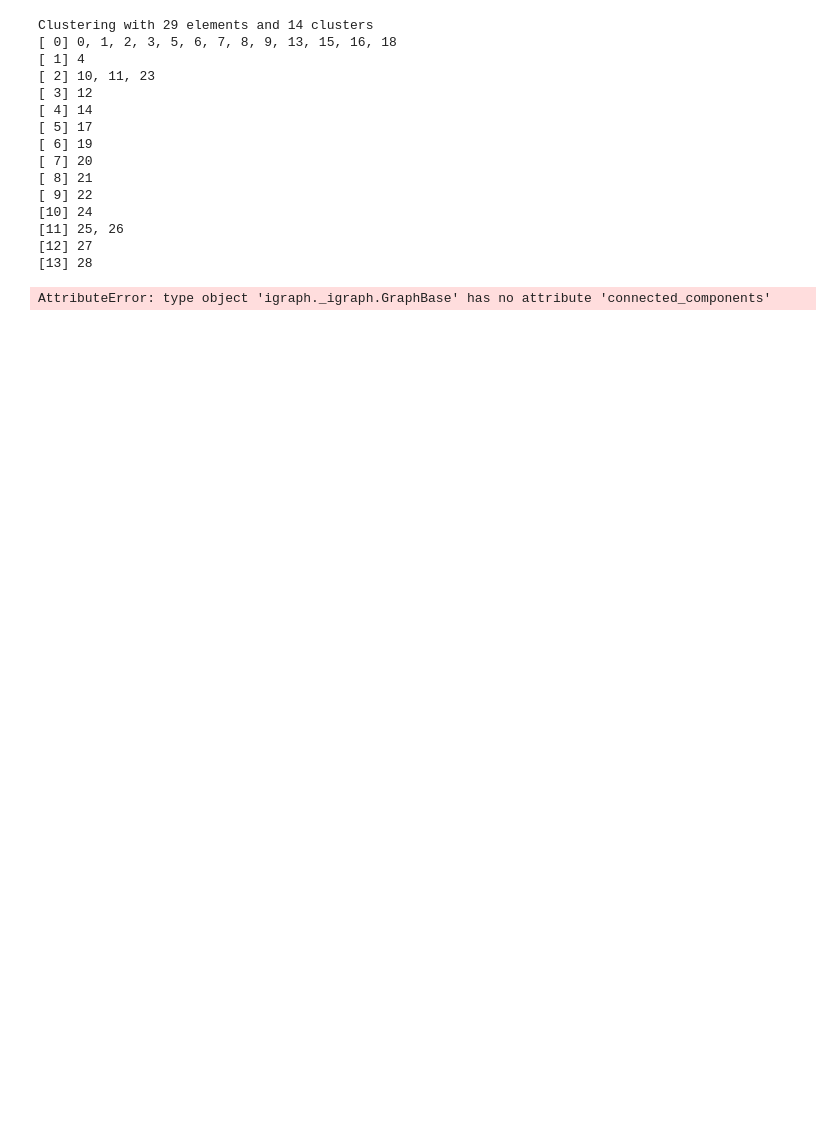
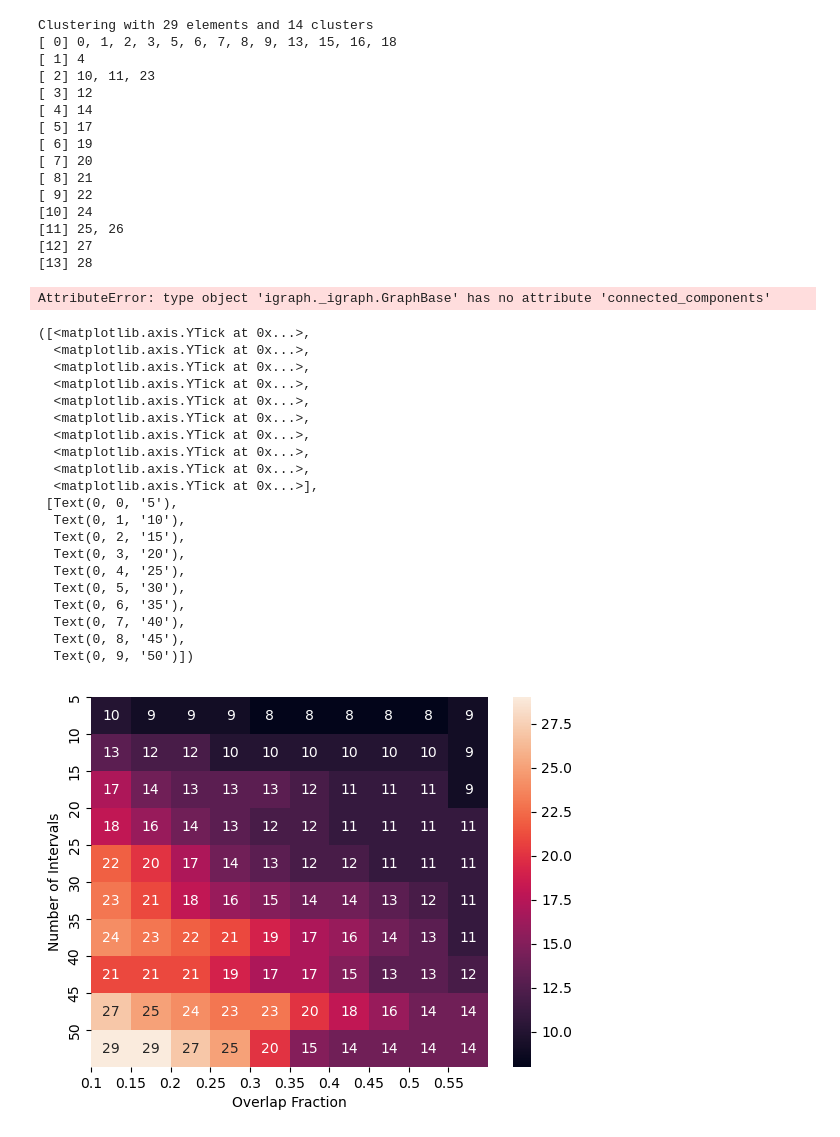
Before and after one commit to DAAAAMNSocialJustice/disruptjmm, a Jupyter notebook: tda/MapperSpecific.ipynb, the cells around one changed output. Drawn from its saved outputs; the diff is of its cells as text; code cells hidden in the pictures; blank space fills up the shorter version.

```diff
--- a/tda/MapperSpecific.ipynb
+++ b/tda/MapperSpecific.ipynb
@@ -142,7 +139,66 @@ for i in nints:
 
         fig = map.plot_static_mapper_graph(pipe, df_codes_array_norm_tweet)
         #fig.show(config={'scrollZoom': True})
-        fig.write_image('figures/ints_'+str(i)+'_olfrac'+str(j)+'.png')
+        #fig.write_image('figures/ints_'+str(i)+'_olfrac'+str(j)+'.png')
         graph = pipe.fit_transform(df_codes_array_norm_tweet)
 # %% [output]
 AttributeError: type object 'igraph._igraph.GraphBase' has no attribute 'connected_components'
+# %%
+nints= np.arange(5,55,5)
+olfrac = np.arange(0.1,.6,0.05)
+filter_func = l1_norm_trans
+connected_components_matrix = np.zeros((len(nints), len(olfrac)))
+degree_matrix = np.zeros((len(nints), len(olfrac)))
+max_cc_matrix = np.zeros((len(nints), len(olfrac)))
+
+for i in range(len(nints)):
+    for j in range(len(olfrac)):
+        cover = map.OneDimensionalCover(kind='uniform', n_intervals=int(nints[i]), overlap_frac=olfrac[j])
+        clusterer = cluster.DBSCAN()
+
+        pipe = map.make_mapper_pipeline(
+            filter_func=filter_func,
+            cover=cover,
+            clusterer=clusterer,
+            verbose=False,
+            n_jobs=1,
+        )
+        graph = pipe.fit_transform(df_codes_array_norm_tweet)
+        G = graph.to_networkx()
+        cc = nx.connected_components(G)
+        connected_components_matrix[i,j] = len(list(cc))
+        degrees = [val for (node, val) in G.degree()]
+        degree_matrix[i,j] = np.max(degrees)
+        largest_cc = max(nx.connected_components(G), key=len)
+        max_cc_matrix[i,j] = len(largest_cc)
+# %%
+#make a heatmap of the connected components matrix
+import seaborn as sns
+sns.heatmap(connected_components_matrix, annot=True)
+#add labels
+plt.xlabel("Overlap Fraction")
+plt.ylabel("Number of Intervals")
+plt.xticks(np.arange(len(olfrac)), np.round(olfrac,2))
+plt.yticks(np.arange(len(nints)), nints)
+# %% [output]
+([<matplotlib.axis.YTick at 0x...>,
+  <matplotlib.axis.YTick at 0x...>,
+  <matplotlib.axis.YTick at 0x...>,
+  <matplotlib.axis.YTick at 0x...>,
+  <matplotlib.axis.YTick at 0x...>,
+  <matplotlib.axis.YTick at 0x...>,
+  <matplotlib.axis.YTick at 0x...>,
+  <matplotlib.axis.YTick at 0x...>,
+  <matplotlib.axis.YTick at 0x...>,
+  <matplotlib.axis.YTick at 0x...>],
+ [Text(0, 0, '5'),
+  Text(0, 1, '10'),
+  Text(0, 2, '15'),
+  Text(0, 3, '20'),
+  Text(0, 4, '25'),
+  Text(0, 5, '30'),
+  Text(0, 6, '35'),
+  Text(0, 7, '40'),
+  Text(0, 8, '45'),
+  Text(0, 9, '50')])
+[figure, added]
```
Also changed, not shown: parts of 11 cells of this notebook.
